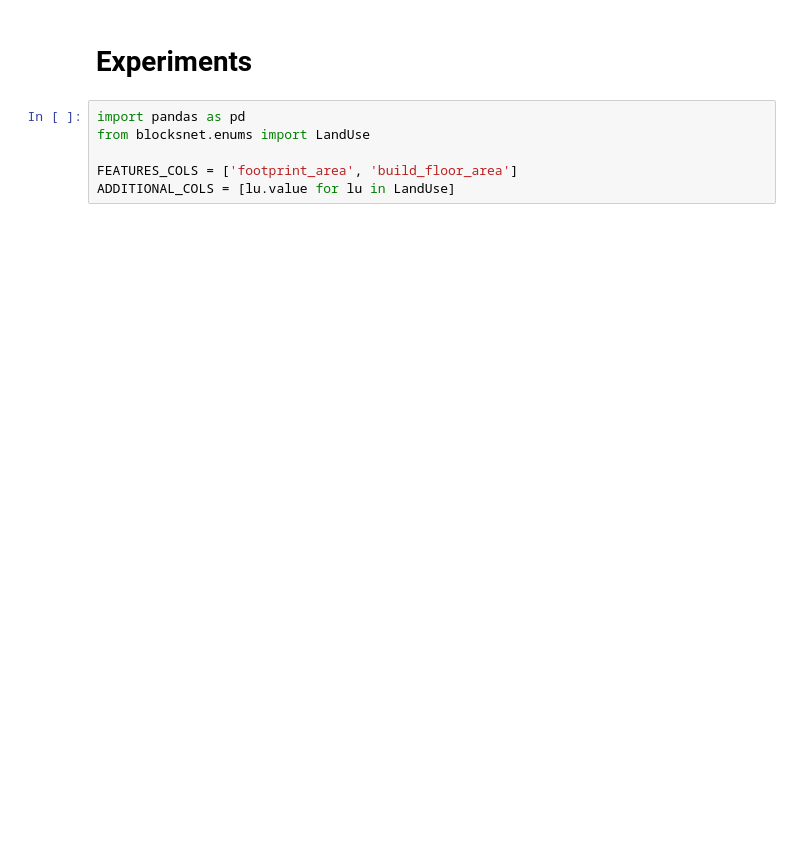
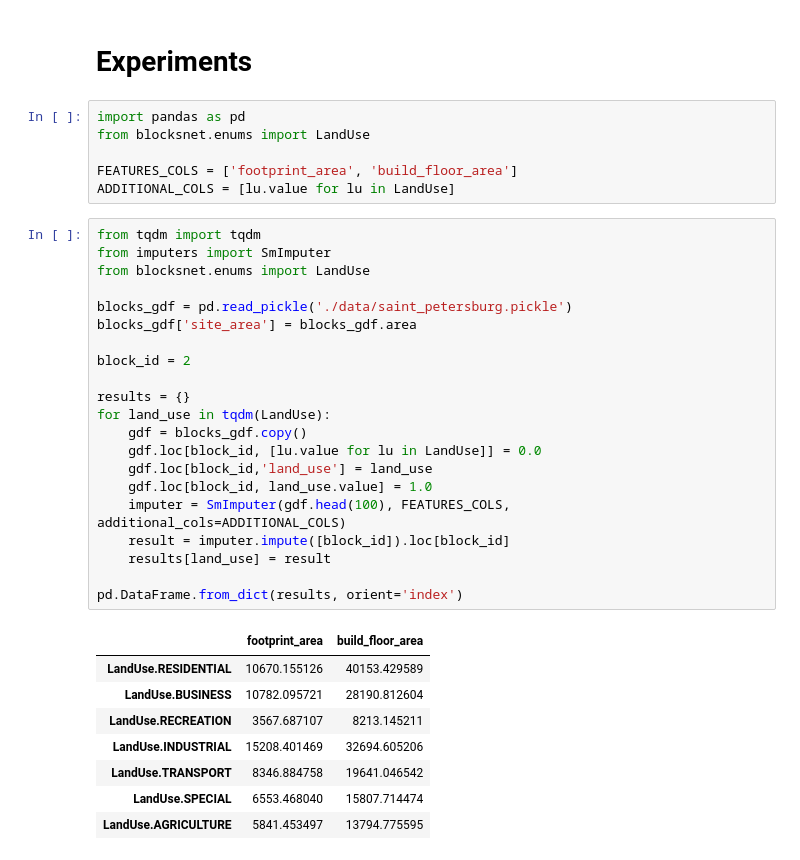
Before and after one commit to vasilstar97/sm-imputation, a Jupyter notebook: examples/experiment.ipynb, the cells around one changed output. Saved outputs shown, nothing was run; the diff lists cells and outputs as text; blank space fills up the shorter version.

```diff
--- a/examples/experiment.ipynb
+++ b/examples/experiment.ipynb
@@ -6,6 +6,36 @@ from blocksnet.enums import LandUse
 
 FEATURES_COLS = ['footprint_area', 'build_floor_area']
 ADDITIONAL_COLS = [lu.value for lu in LandUse]
+# %%
+from tqdm import tqdm
+from imputers import SmImputer
+from blocksnet.enums import LandUse
+
+blocks_gdf = pd.read_pickle('./data/saint_petersburg.pickle')
+blocks_gdf['site_area'] = blocks_gdf.area
+
+block_id = 2
+
+results = {}
+for land_use in tqdm(LandUse):
+    gdf = blocks_gdf.copy()
+    gdf.loc[block_id, [lu.value for lu in LandUse]] = 0.0
+    gdf.loc[block_id,'land_use'] = land_use
+    gdf.loc[block_id, land_use.value] = 1.0
+    imputer = SmImputer(gdf.head(100), FEATURES_COLS, additional_cols=ADDITIONAL_COLS)
+    result = imputer.impute([block_id]).loc[block_id]
+    results[land_use] = result
+
+pd.DataFrame.from_dict(results, orient='index')
+# %% [output]
+|  | footprint_area | build_floor_area |
+| LandUse.RESIDENTIAL | 10670.155126 | 40153.429589 |
+| LandUse.BUSINESS | 10782.095721 | 28190.812604 |
+| LandUse.RECREATION | 3567.687107 | 8213.145211 |
+| LandUse.INDUSTRIAL | 15208.401469 | 32694.605206 |
+| LandUse.TRANSPORT | 8346.884758 | 19641.046542 |
+| LandUse.SPECIAL | 6553.468040 | 15807.714474 |
+| LandUse.AGRICULTURE | 5841.453497 | 13794.775595 |
 # %%
 import os
 from tqdm import tqdm
```
Also changed, not shown: parts of 5 cells of this notebook, 5 other files.
